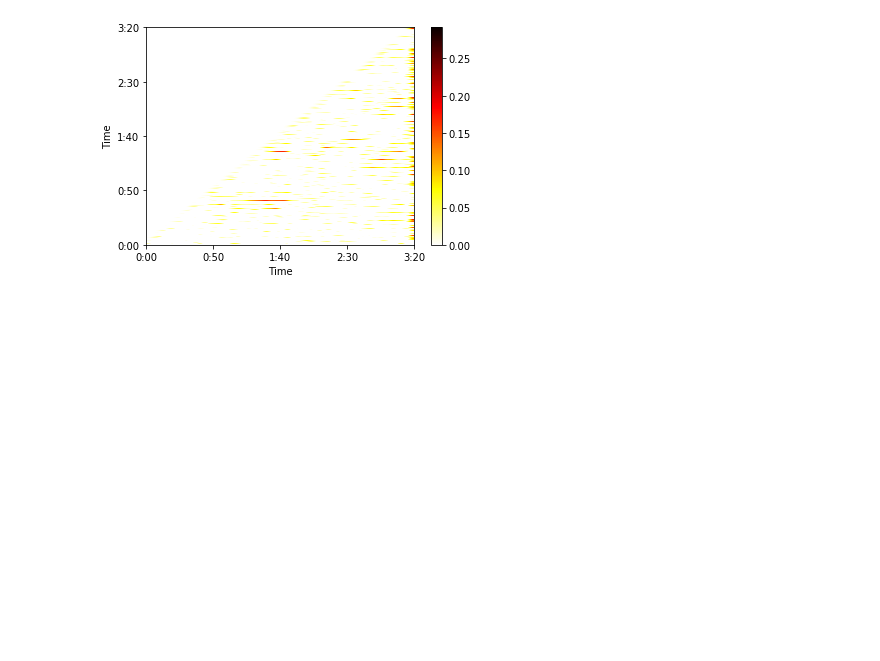
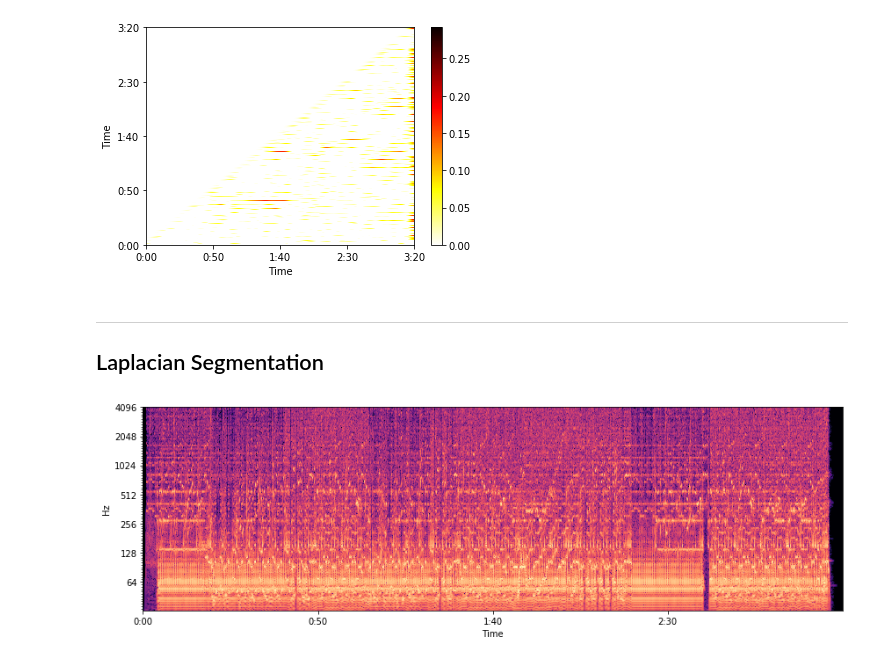
Before and after one commit to wvsharber/BeatMapSynthesizer, a Jupyter notebook: Music_analysis.ipynb, the cells around one changed output. Drawn from its saved outputs; the diff is of its cells as text; code cells hidden in the pictures; blank space fills up the shorter version.

Commit message:
laplacian segmentation

```diff
--- a/Music_analysis.ipynb
+++ b/Music_analysis.ipynb
@@ -314,3 +314,6 @@ time_lag_similarity.denoise(time_time_similarity.matrix,
 time_lag_similarity.display()
 # %% [output]
 [figure]
+# %% [markdown]
+---
+## Laplacian Segmentation
@@ -316,0 +331,17 @@ time_lag_similarity.display()
+# %%
+y, sr = librosa.load('./2144 (Shut Up and Dance - bennydabeast)/song.ogg')
+# %%
+BINS_PER_OCTAVE = 12 * 3
+N_OCTAVES = 7
+C = librosa.amplitude_to_db(np.abs(librosa.cqt(y=y, sr=sr,
+                                        bins_per_octave=BINS_PER_OCTAVE,
+                                        n_bins=N_OCTAVES * BINS_PER_OCTAVE)),
+                            ref=np.max)
+
+plt.figure(figsize=(12, 4))
+librosa.display.specshow(C, y_axis='cqt_hz', sr=sr,
+                         bins_per_octave=BINS_PER_OCTAVE,
+                         x_axis='time')
+plt.tight_layout()
+# %% [output]
+[figure, added]
```
Also changed, not shown: parts of 10 cells of this notebook.
